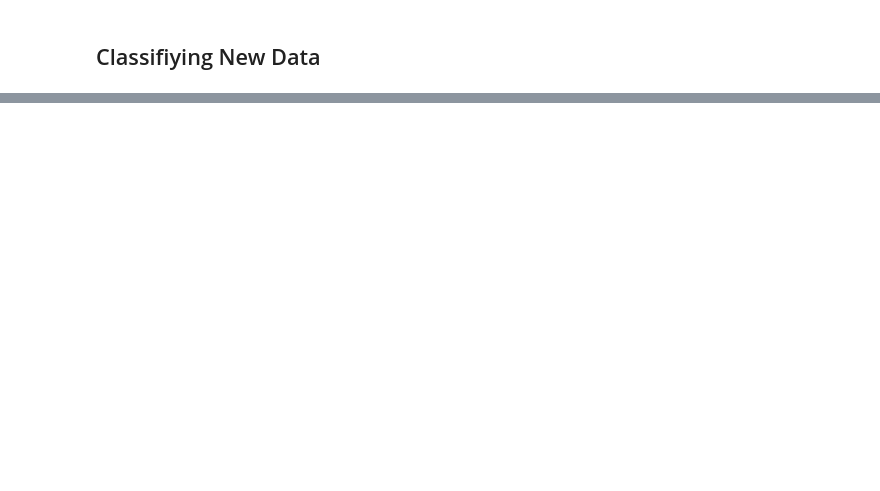
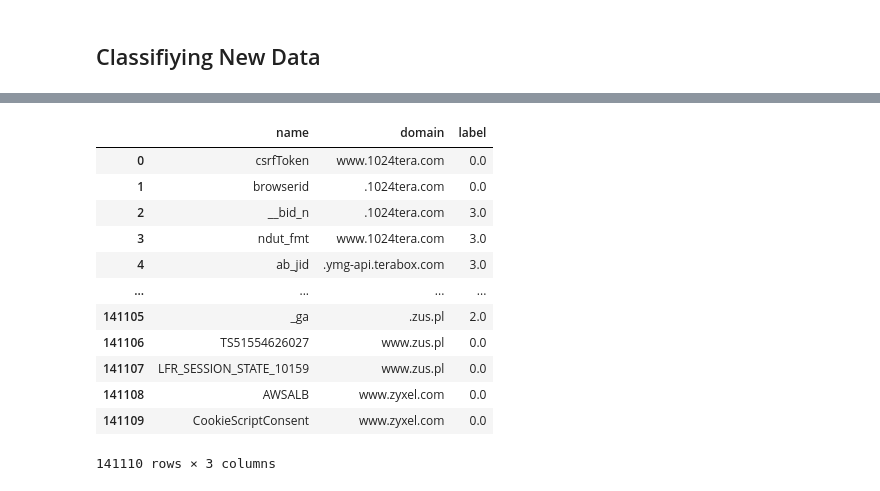
Before and after one commit to mariambabarkhan/cookie-classifier, a Jupyter notebook: cookie_classifier.ipynb, the cells around one changed output, grey strips where cells are left out. Saved outputs shown, nothing was run; the diff lists cells and outputs as text; code cells hidden in the pictures; blank space fills up the shorter version.

```diff
--- a/cookie_classifier.ipynb
+++ b/cookie_classifier.ipynb
@@ -60,4 +48,3 @@ df = df_no_duplicates
 # %%
 feature_encoder = LabelEncoder()
 df['combined_feature_encoded'] = feature_encoder.fit_transform(df['combined_feature'])
-df['name_encoded'] = feature_encoder.fit_transform(df['name'])
@@ -81,3 +55,3 @@ X_train_name, X_test_name, y_train, y_test = train_test_split(X1, y, test_size=0
 # %%
-X_train_combined, X_test_combined, y_train, y_test = train_test_split(X2, y, test_size=0.2, random_state=42)
+X_train_combined, X_test_combined, y_train_combined, y_test_combined = train_test_split(df['combined_feature'], df['label'], test_size=0.2, random_state=42)
 # %%
@@ -87,15 +59,15 @@ vectorizer_cv = CountVectorizer(
 X_train_combined_cv = vectorizer_cv.fit_transform(X_train_combined)
 X_test_combined_cv = vectorizer_cv.transform(X_test_combined)
 # %%
-vectorizer_tfidf = TfidfVectorizer(
+vectorizer_tfidf_ad = TfidfVectorizer(
     token_pattern=r'\b\w[\w.~:@-]*\b',
     max_df=0.95,
     min_df=2,
     ngram_range=(1, 3),
     sublinear_tf=True
 )
-X_train_combined_tfidf = vectorizer_tfidf.fit_transform(X_train_combined)
-X_test_combined_tfidf = vectorizer_tfidf.transform(X_test_combined)
+X_train_combined_tfidf_ad = vectorizer_tfidf_ad.fit_transform(X_train_combined)
+X_test_combined_tfidf_ad = vectorizer_tfidf_ad.transform(X_test_combined)
 # %% [markdown]
 ##Initializing Models
 # %% [markdown]
@@ -192,7 +211,7 @@ cookies_df.to_csv('/content/cleaned_cookies.csv', index=False)
 # %%
 X_new = cookies_df['combined_feature']
 # %%
-X_new_tfidf = vectorizer_tfidf.transform(X_new)
+X_new_tfidf = vectorizer_tfidf_ad.transform(X_new)
 # %%
 y_pred_new = lr_classifier_trained.predict(X_new_tfidf)
 # %%
@@ -202,2 +235,19 @@ cookies_df
+# %%
+cookies_df = cookies_df.drop(columns=['tokens', 'combined_feature'])
+cookies_df
+# %% [output]
+|  | name | domain | label |
+| 0 | csrfToken | www.1024tera.com | 0.0 |
+| 1 | browserid | .1024tera.com | 0.0 |
+| 2 | __bid_n | .1024tera.com | 3.0 |
+| 3 | ndut_fmt | www.1024tera.com | 3.0 |
+| 4 | ab_jid | .ymg-api.terabox.com | 3.0 |
+| ... | ... | ... | ... |
+| 141105 | _ga | .zus.pl | 2.0 |
+| 141106 | TS51554626027 | www.zus.pl | 0.0 |
+| 141107 | LFR_SESSION_STATE_10159 | www.zus.pl | 0.0 |
+| 141108 | AWSALB | www.zyxel.com | 0.0 |
+| 141109 | CookieScriptConsent | www.zyxel.com | 0.0 |
+141110 rows × 3 columns
 # %%
 cookies_df.to_csv('/content/classified_cookies_lr.csv', index=False)
```
Also changed, not shown: parts of 30 cells of this notebook.
